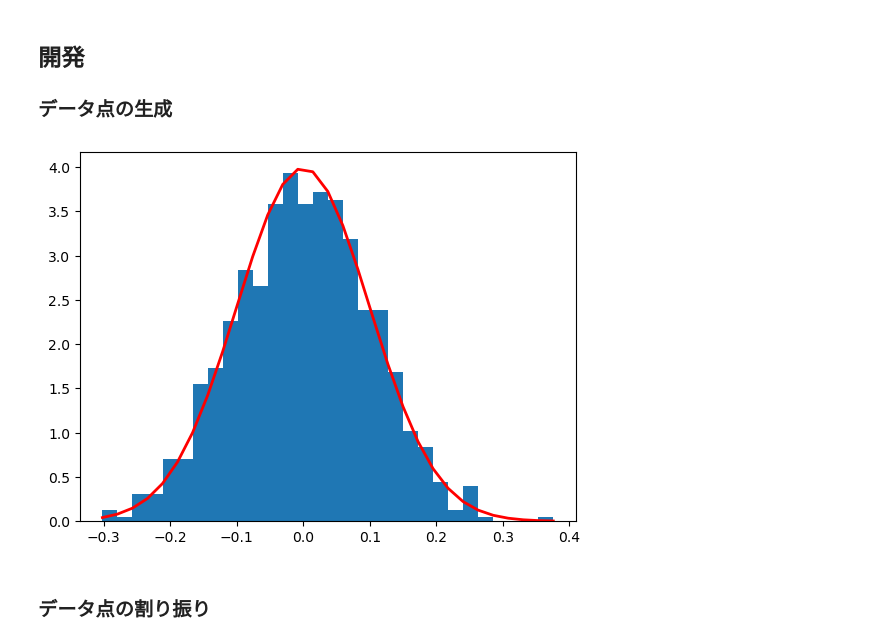
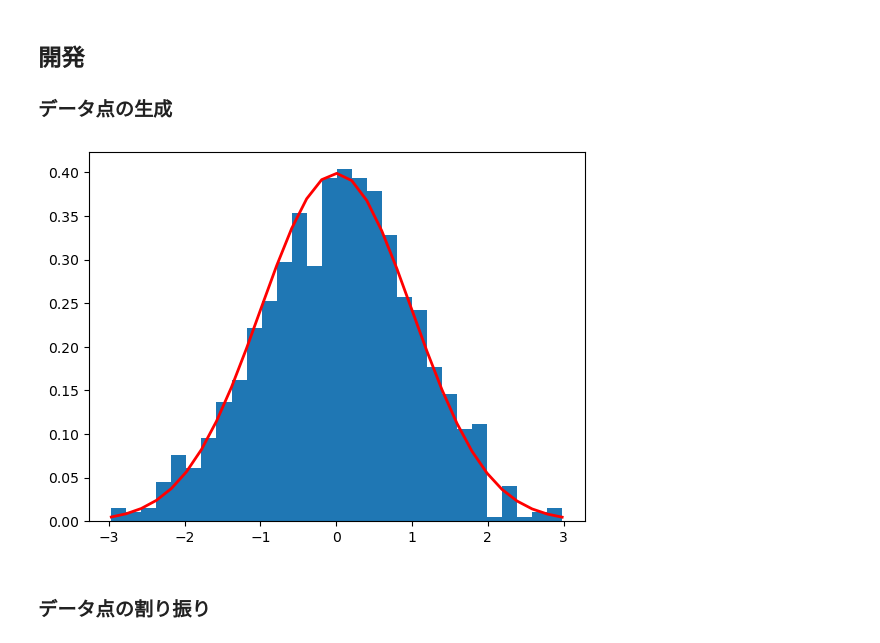
Before and after one commit to kazumaishio/SEDquest, a Jupyter notebook: SEDquest2.ipynb, the cells around one changed output. Drawn from its saved outputs; the diff is of its cells as text; code cells hidden in the pictures.

```diff
--- a/SEDquest2.ipynb
+++ b/SEDquest2.ipynb
@@ -164,18 +164,18 @@ print(B.sum())
 # %%
 
 # https://numpy.org/doc/2.1/reference/random/generated/numpy.random.normal.html
 import numpy as np
-mu, sigma = 0, 0.1
+mu, sigma = 0, 1.0
 s = np.random.normal(mu, sigma, 1000)
 
 import matplotlib.pyplot as plt
 count, bins, ignored = plt.hist(s, 30, density=True)
 plt.plot(bins, 1/(sigma * np.sqrt(2 * np.pi)) *
                np.exp( - (bins - mu)**2 / (2 * sigma**2) ),
          linewidth=2, color='r')
 plt.show()
 # %% [output]
-[figure, old version]
+[figure, new version]
 # %% [markdown]
 ### データ点の割り振り
 # %%
```
Also changed, not shown: parts of 3 cells of this notebook.
